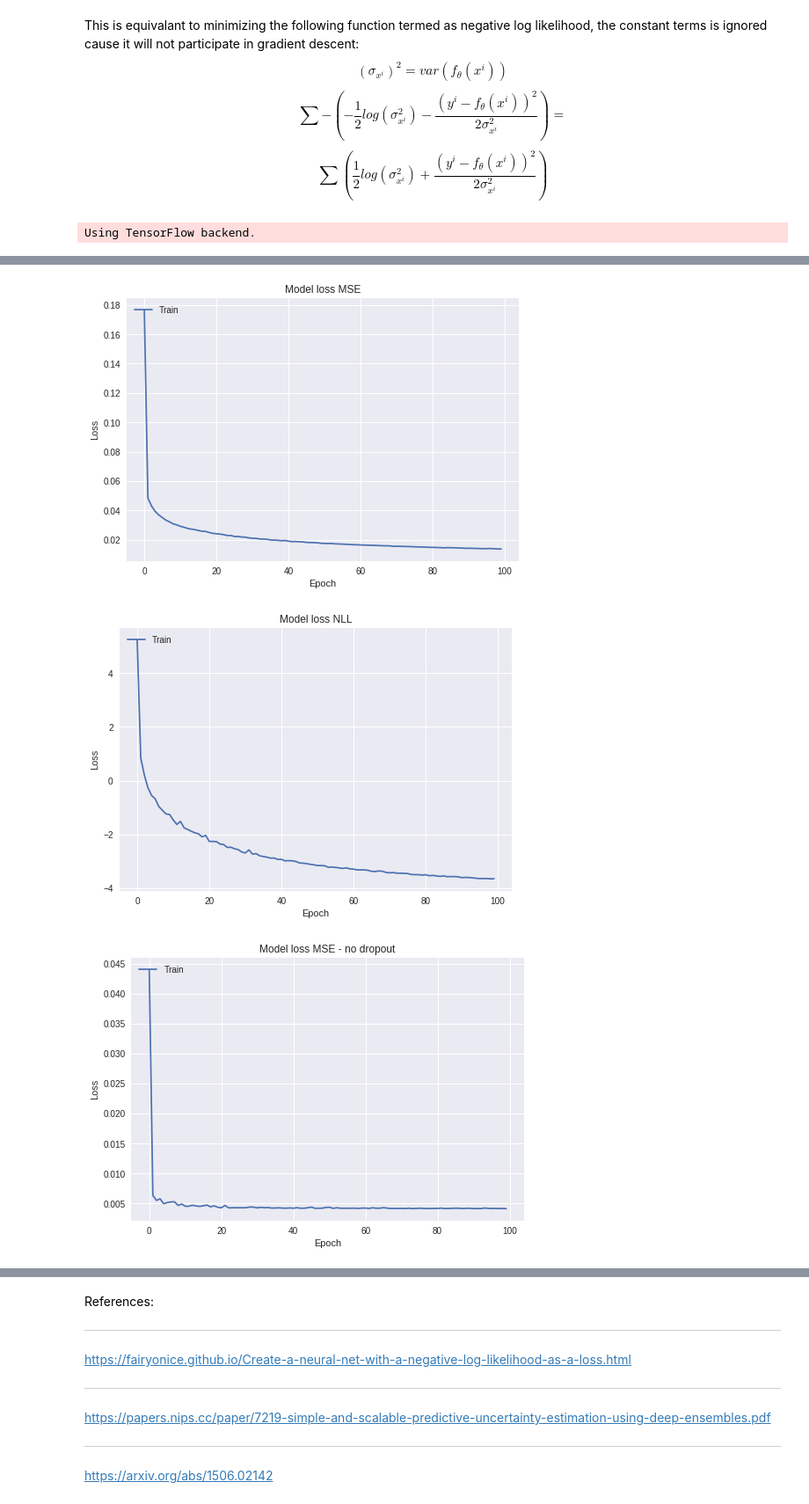
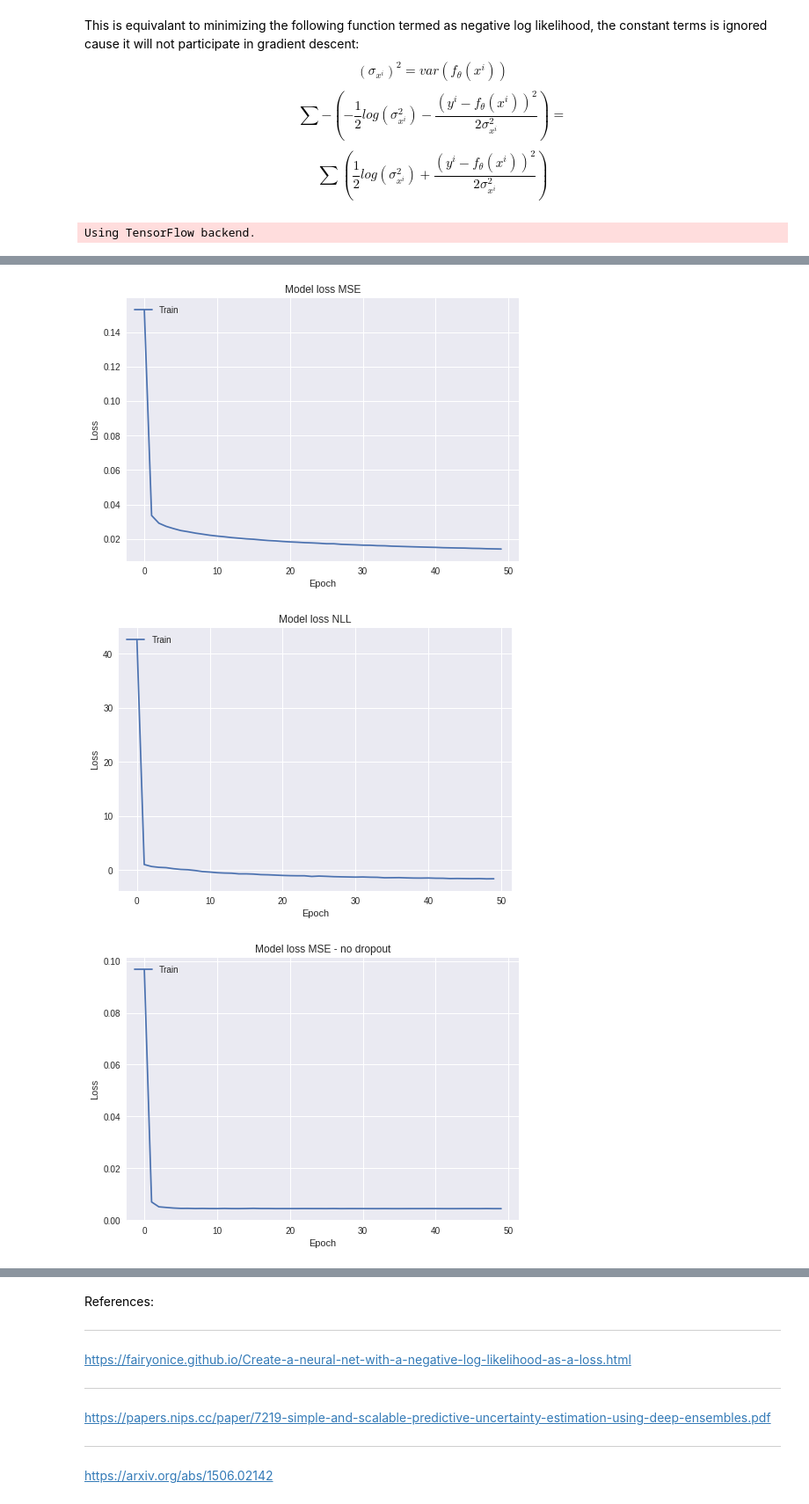
Before and after one commit to dragonheat123/nll_tryout, a Jupyter notebook: NLLexample.ipynb, the cells around one changed output, grey strips where cells are left out. Shown: that part at 88% size. Cells and saved outputs as stored; diff of their text form; code cells hidden in the pictures.

```diff
--- a/NLLexample.ipynb
+++ b/NLLexample.ipynb
@@ -21,23 +21,23 @@ y = sin(x2)*(A(x1)+b)+noise
 For training data, a segment is ommited such that we can test the predictive power of the resulting networks
 # %%
 ### here we sample x
-x1 = np.random.randint(-200,200,10000)/100
-x2 = np.random.randint(300,500,10000)/100
+x1 = np.random.randint(-600,200,10000)/100
+x2 = np.random.randint(300,1000,10000)/100
 x1= x1.reshape(len(x1),1)
 x2 = x2.reshape(len(x2),1)
 xrange = np.concatenate((x1,x2),axis=0)
 np.shape(xrange)  ##xrange ranges from -2 to 5
 
 ###generate random noise
-noise_funct = np.random.normal(0,0.4*np.abs(xrange)+0.1) #more uncertainty at the edges
+noise_funct = np.random.normal(0,0.4*np.abs(xrange-1)+0.01) #more uncertainty at the edges
 plt.figure(1)
 plt.scatter(xrange,noise_funct,s=0.5)
-plt.scatter(xrange,0.4*np.abs(xrange)+0.1,s=0.1)
+plt.scatter(xrange,0.4*np.abs(xrange-1)+0.1,s=0.1)
 plt.title('true noise distribution')
 
 ### make features from xrange
-feat1 = 0.5*xrange+3
-feat2 = 0.5*np.sin(1.6*np.pi*xrange)
+feat1 = 0.5*xrange+3 #### linear equation
+feat2 = 0.5*np.sin(1.6*np.pi*xrange) ###sine wave
 y = feat1*feat2 + noise_funct
 y = y.astype('float32')
 realx = np.arange(-2,5,0.01)
@@ -58,10 +58,10 @@ x_input = np.concatenate((feat1,feat2),axis=1)
 x_input = x_input.astype('float32')
 np.shape(x_input)
 
-xmin = np.array([0,-4])
-xmax = np.array([8,4])
-ymin = np.array([-10])
-ymax = np.array([10])
+xmin = np.array([-2,-1])
+xmax = np.array([10,1])
+ymin = np.array([-15])
+ymax = np.array([15])
 
 x_train = ((x_input-xmin)/(xmax-xmin))
 y_train = ((y-ymin)/(ymax-ymin))
@@ -110,11 +110,11 @@ K.clear_session()
 input_layer = keras.Input(shape=(2,))
 #do_1 = keras.layers.Dropout(0.5)(input_layer, training=True)
 dense1 = keras.layers.Dense(512,activation='relu', kernel_regularizer=keras.regularizers.l2(0.0001))(input_layer)
-do_2 = keras.layers.Dropout(0.5)(dense1, training=True)
+do_2 = keras.layers.Dropout(0.1)(dense1, training=True)
 dense2 = keras.layers.Dense(256,activation='relu', kernel_regularizer=keras.regularizers.l2(0.0001))(do_2)
-do_3 = keras.layers.Dropout(0.5)(dense2, training=True)
+do_3 = keras.layers.Dropout(0.1)(dense2, training=True)
 dense3 = keras.layers.Dense(128,activation='relu', kernel_regularizer=keras.regularizers.l2(0.0001))(do_3)
-do_4 = keras.layers.Dropout(0.5)(dense3, training=True)
+do_4 = keras.layers.Dropout(0.1)(dense3, training=True)
 output_layer = keras.layers.Dense(1)(do_4)
 model = keras.Model(inputs=input_layer, outputs=output_layer)
 model.compile(loss='mse',optimizer='adagrad')
@@ -127,11 +127,11 @@ def custom_loss(y_true, y_pred):
 ainput_layer = keras.Input(shape=(2,))
 #do_1 = keras.layers.Dropout(0.5)(input_layer, training=True)
 adense1 = keras.layers.Dense(512,activation='relu',kernel_regularizer=keras.regularizers.l2(0.01))(ainput_layer)
-ado_2 = keras.layers.Dropout(0.5)(adense1, training=True)
+ado_2 = keras.layers.Dropout(0.1)(adense1, training=True)
 adense2 = keras.layers.Dense(256,activation='relu',kernel_regularizer=keras.regularizers.l2(0.01))(ado_2)
-ado_3 = keras.layers.Dropout(0.5)(adense2, training=True)
+ado_3 = keras.layers.Dropout(0.1)(adense2, training=True)
 adense3 = keras.layers.Dense(128,activation='relu',kernel_regularizer=keras.regularizers.l2(0.01))(ado_3)
-ado_4 = keras.layers.Dropout(0.5)(adense3, training=True)
+ado_4 = keras.layers.Dropout(0.1)(adense3, training=True)
 aoutput_layer = keras.layers.Dense(1)(ado_4)
 model2 = keras.Model(inputs=ainput_layer, outputs=aoutput_layer)
 model2.compile(loss=custom_loss,optimizer='adagrad')
@@ -147,9 +147,9 @@ model3.compile(loss="mse",optimizer='adagrad')
 model3.summary()
 
 
-history = model.fit(x_train, y_train, epochs=100, verbose=0, batch_size=1024)
-history2 = model2.fit(x_train, y_train, epochs=100, verbose=0, batch_size=1024)
-history3 = model3.fit(x_train, y_train, epochs=100, verbose=0, batch_size=1024)
+history = model.fit(x_train, y_train, shuffle=True, epochs=50, verbose=0, batch_size=1024)
+history2 = model2.fit(x_train, y_train, shuffle=True, epochs=50, verbose=0, batch_size=1024)
+history3 = model3.fit(x_train, y_train, shuffle=True, epochs=50, verbose=0, batch_size=1024)
 
 plt.figure(3)
 plt.plot(history.history['loss'])
@@ -167,36 +167,36 @@ plt.xlabel('Epoch')
 plt.legend(['Train', 'Test'], loc='upper left')
 plt.show()
 
 
 plt.figure(10)
 plt.plot(history3.history['loss'])
 plt.title('Model loss MSE - no dropout')
 plt.ylabel('Loss')
 plt.xlabel('Epoch')
 plt.legend(['Train', 'Test'], loc='upper left')
 plt.show()
 # %% [output]
 Using TensorFlow backend.
 _________________________________________________________________
 Layer (type)                 Output Shape              Param #
 =================================================================
 input_1 (InputLayer)         (None, 2)                 0
 _________________________________________________________________
 dense_1 (Dense)              (None, 512)               1536
 _________________________________________________________________
 dropout_1 (Dropout)          (None, 512)               0
 _________________________________________________________________
 dense_2 (Dense)              (None, 256)               131328
 _________________________________________________________________
 dropout_2 (Dropout)          (None, 256)               0
 ... (47 lines left out)
 Total params: 165,889
 Trainable params: 165,889
 Non-trainable params: 0
 _________________________________________________________________
-[figure, old version]
+[figure, new version]
-[figure, old version]
+[figure, new version]
-[figure, old version]
+[figure, new version]
 # %%
 ###inference
 mat = []
```
Also changed, not shown: parts of 3 cells of this notebook.
